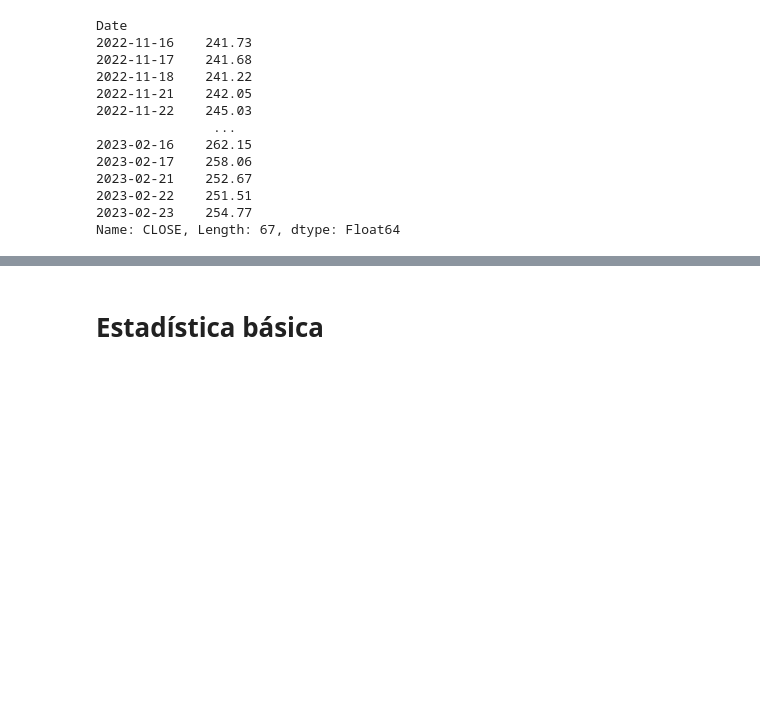
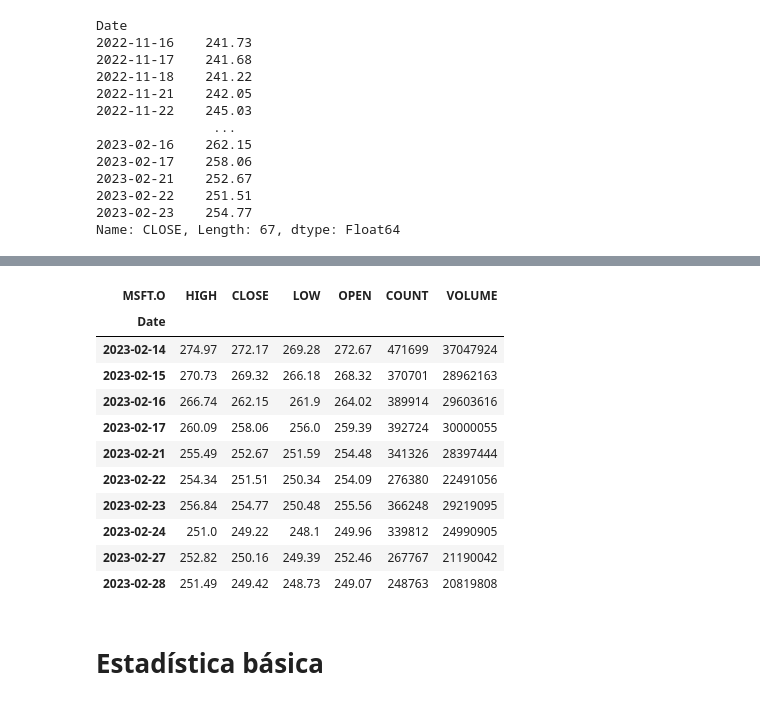
Before and after one commit to neftalivldz/tec-finanzas-2023, a Jupyter notebook: 01_refinitiv_pandas.ipynb, the cells around one changed output, grey strips where cells are left out. Cells and saved outputs as stored; diff of their text form; code cells hidden in the pictures; blank space fills up the shorter version.

```diff
--- a/01_refinitiv_pandas.ipynb
+++ b/01_refinitiv_pandas.ipynb
@@ -445,3 +428,18 @@ df_ts.loc[[d]]
+# %%
+df_ts[-10:]
+# %% [output]
+| MSFT.O | HIGH | CLOSE | LOW | OPEN | COUNT | VOLUME |
+| Date |  |  |  |  |  |  |
+| 2023-02-14 | 274.97 | 272.17 | 269.28 | 272.67 | 471699 | 37047924 |
+| 2023-02-15 | 270.73 | 269.32 | 266.18 | 268.32 | 370701 | 28962163 |
+| 2023-02-16 | 266.74 | 262.15 | 261.9 | 264.02 | 389914 | 29603616 |
+| 2023-02-17 | 260.09 | 258.06 | 256.0 | 259.39 | 392724 | 30000055 |
+| 2023-02-21 | 255.49 | 252.67 | 251.59 | 254.48 | 341326 | 28397444 |
+| 2023-02-22 | 254.34 | 251.51 | 250.34 | 254.09 | 276380 | 22491056 |
+| 2023-02-23 | 256.84 | 254.77 | 250.48 | 255.56 | 366248 | 29219095 |
+| 2023-02-24 | 251.0 | 249.22 | 248.1 | 249.96 | 339812 | 24990905 |
+| 2023-02-27 | 252.82 | 250.16 | 249.39 | 252.46 | 267767 | 21190042 |
+| 2023-02-28 | 251.49 | 249.42 | 248.73 | 249.07 | 248763 | 20819808 |
 # %% [markdown]
 # Estadística básica
 # %%
```
Also changed, not shown: parts of 14 cells of this notebook, 1 other file.
